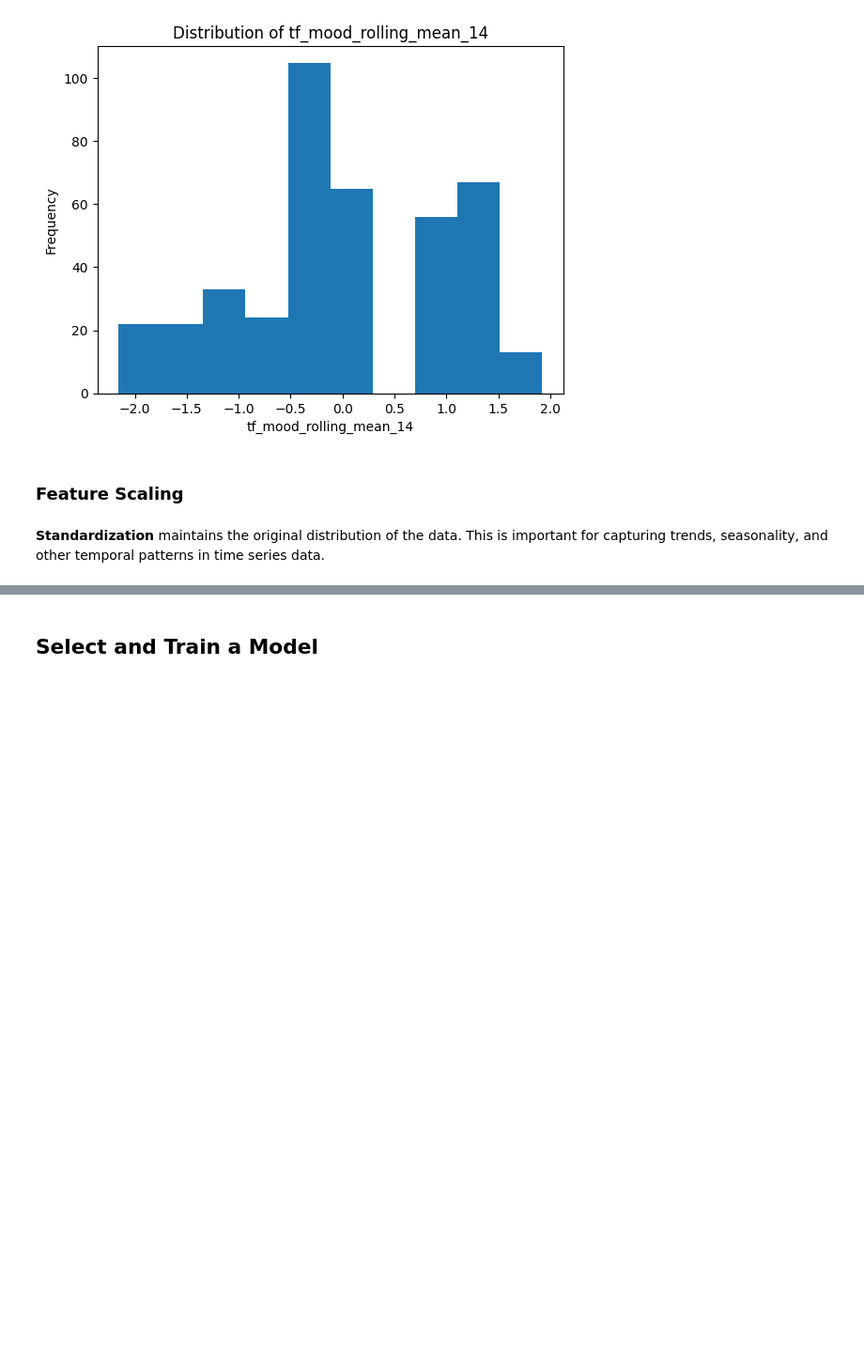
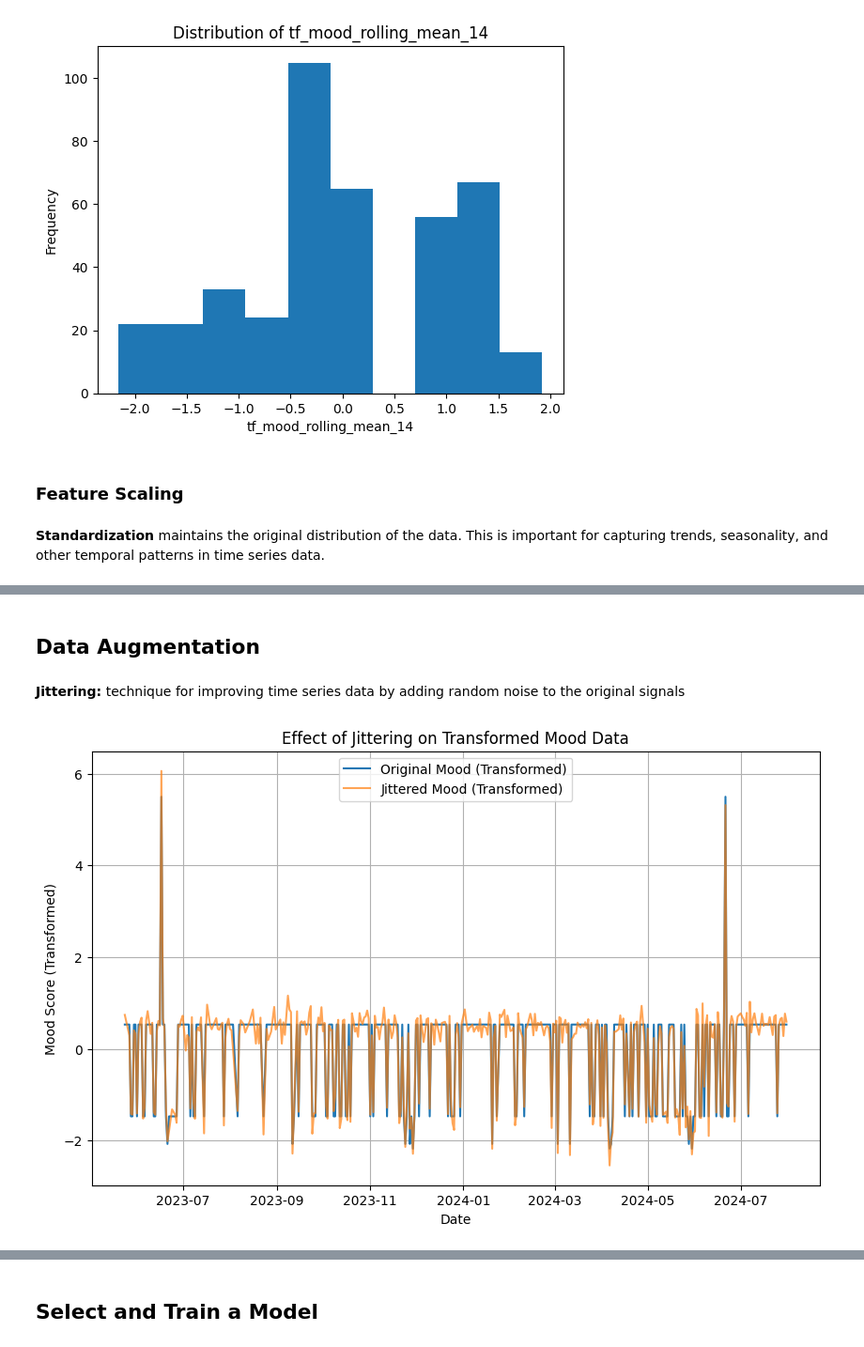
Before and after one commit to samservo09/mood-trend, a Jupyter notebook: mood_trend.ipynb, the cells around one changed output, grey strips where cells are left out. Shown at 94% size. Drawn from its saved outputs; the diff is of its cells as text; code cells hidden in the pictures; blank space fills up the shorter version.

Commit message:
added data augmentation with jittering

```diff
--- a/mood_trend.ipynb
+++ b/mood_trend.ipynb
@@ -565,0 +569,31 @@ mood_copy.head()
+# %% [markdown]
+## Data Augmentation
+# %% [markdown]
+**Jittering:** technique for improving time series data by adding random noise to the original signals
+# %%
+# make a copy of data again to test with first data augmentation technique
+mood_aug_1 = mood_copy.copy()
+# %%
+# apply jittering to the training data
+import numpy as np
+
+# Add jittering to the 'tf_mood_encoded' column
+noise = np.random.normal(0, 0.2, size=mood_aug_1['tf_mood_encoded'].shape)
+mood_aug_1['tf_mood_encoded_jittered'] = mood_aug_1['tf_mood_encoded'] + noise
+# %%
+import matplotlib.pyplot as plt
+
+# Assuming 'mood_aug_1' is your DataFrame
+
+plt.figure(figsize=(10, 6))
+plt.plot(mood_aug_1.index, mood_aug_1['tf_mood_encoded'], label='Original Mood (Transformed)')
+plt.plot(mood_aug_1.index, mood_aug_1['tf_mood_encoded_jittered'], label='Jittered Mood (Transformed)', alpha=0.7)
+
+plt.xlabel('Date')
+plt.ylabel('Mood Score (Transformed)')
+plt.title('Effect of Jittering on Transformed Mood Data')
+plt.legend()
+plt.grid(True)
+plt.show()
+# %% [output]
+[figure, added]
```
Also changed, not shown: parts of 6 cells of this notebook.
